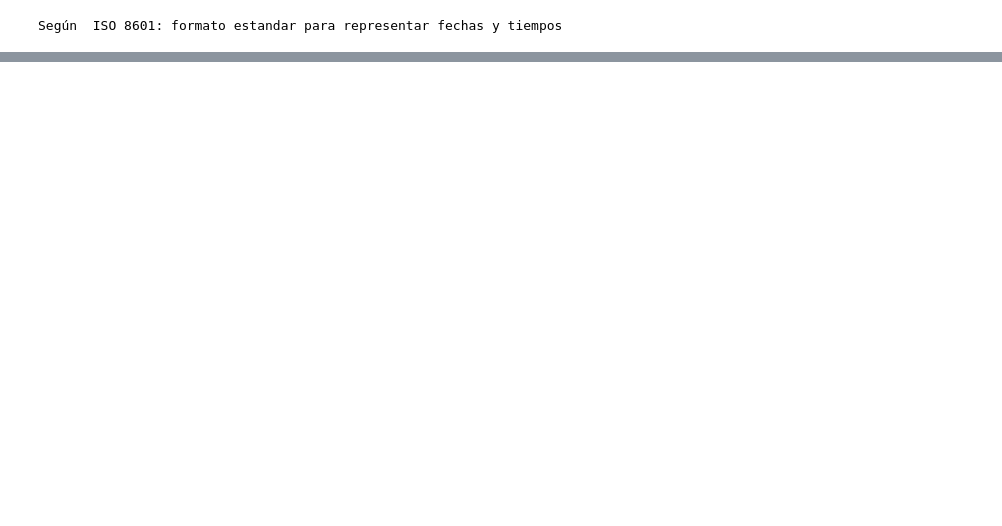
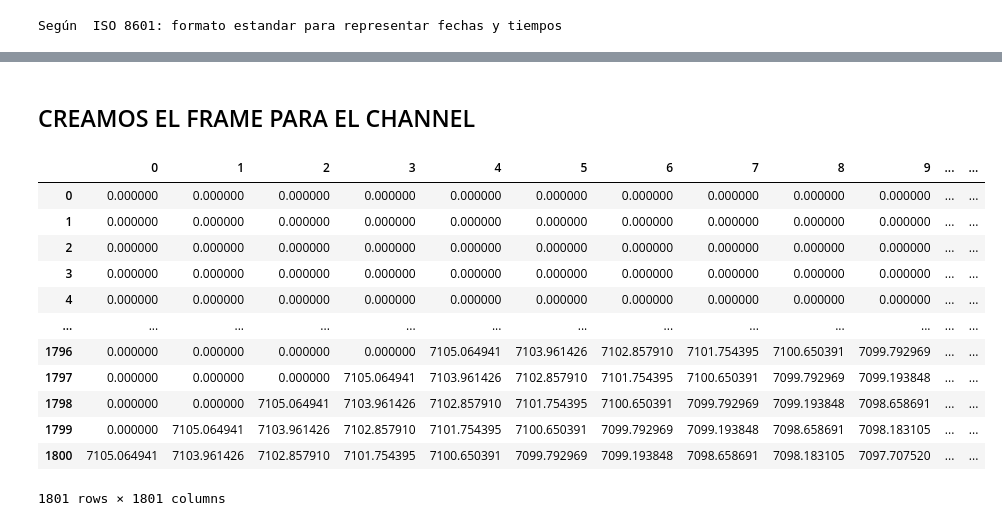
Before and after one commit to jackonedev/GifAnimations, a Jupyter notebook: 01-data-animation/06_plt_rc_eje_x.ipynb, the cells around one changed output, grey strips where cells are left out. Cells and saved outputs as stored; diff of their text form; code cells hidden in the pictures; blank space fills up the shorter version.

```diff
--- a/01-data-animation/06_plt_rc.ipynb
+++ b/01-data-animation/06_plt_rc_eje_x.ipynb
@@ -267 +230,20 @@ dat.iloc[-1::-int(len(dat)/lapse)]
 Name: 1800, dtype: object
+# %% [markdown]
+## CREAMOS EL FRAME PARA EL CHANNEL
+# %%
+frames = build_frames(sample, sample.columns[0])
+frames
+# %% [output]
+|  | 0 | 1 | 2 | 3 | 4 | 5 | 6 | 7 | 8 | 9 | ... | ... |
+| 0 | 0.000000 | 0.000000 | 0.000000 | 0.000000 | 0.000000 | 0.000000 | 0.000000 | 0.000000 | 0.000000 | 0.000000 | ... | ... |
+| 1 | 0.000000 | 0.000000 | 0.000000 | 0.000000 | 0.000000 | 0.000000 | 0.000000 | 0.000000 | 0.000000 | 0.000000 | ... | ... |
+| 2 | 0.000000 | 0.000000 | 0.000000 | 0.000000 | 0.000000 | 0.000000 | 0.000000 | 0.000000 | 0.000000 | 0.000000 | ... | ... |
+| 3 | 0.000000 | 0.000000 | 0.000000 | 0.000000 | 0.000000 | 0.000000 | 0.000000 | 0.000000 | 0.000000 | 0.000000 | ... | ... |
+| 4 | 0.000000 | 0.000000 | 0.000000 | 0.000000 | 0.000000 | 0.000000 | 0.000000 | 0.000000 | 0.000000 | 0.000000 | ... | ... |
+| ... | ... | ... | ... | ... | ... | ... | ... | ... | ... | ... | ... | ... |
+| 1796 | 0.000000 | 0.000000 | 0.000000 | 0.000000 | 7105.064941 | 7103.961426 | 7102.857910 | 7101.754395 | 7100.650391 | 7099.792969 | ... | ... |
+| 1797 | 0.000000 | 0.000000 | 0.000000 | 7105.064941 | 7103.961426 | 7102.857910 | 7101.754395 | 7100.650391 | 7099.792969 | 7099.193848 | ... | ... |
+| 1798 | 0.000000 | 0.000000 | 7105.064941 | 7103.961426 | 7102.857910 | 7101.754395 | 7100.650391 | 7099.792969 | 7099.193848 | 7098.658691 | ... | ... |
+| 1799 | 0.000000 | 7105.064941 | 7103.961426 | 7102.857910 | 7101.754395 | 7100.650391 | 7099.792969 | 7099.193848 | 7098.658691 | 7098.183105 | ... | ... |
+| 1800 | 7105.064941 | 7103.961426 | 7102.857910 | 7101.754395 | 7100.650391 | 7099.792969 | 7099.193848 | 7098.658691 | 7098.183105 | 7097.707520 | ... | ... |
+1801 rows × 1801 columns
```
Also changed, not shown: parts of 13 cells of this notebook.
